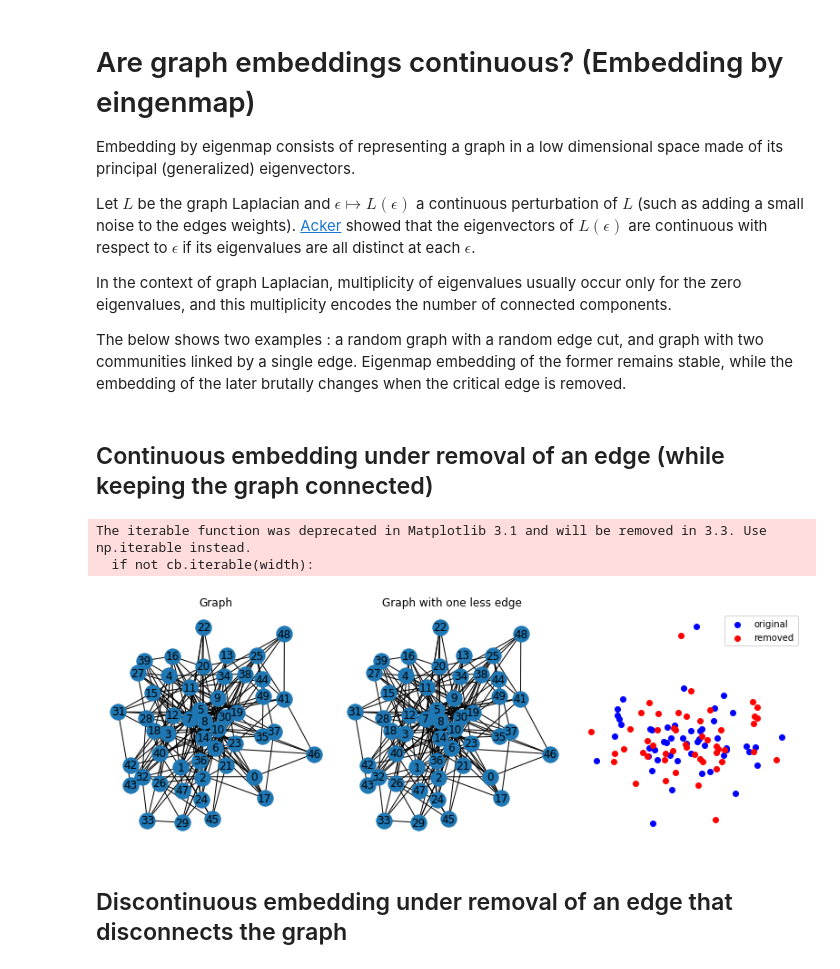
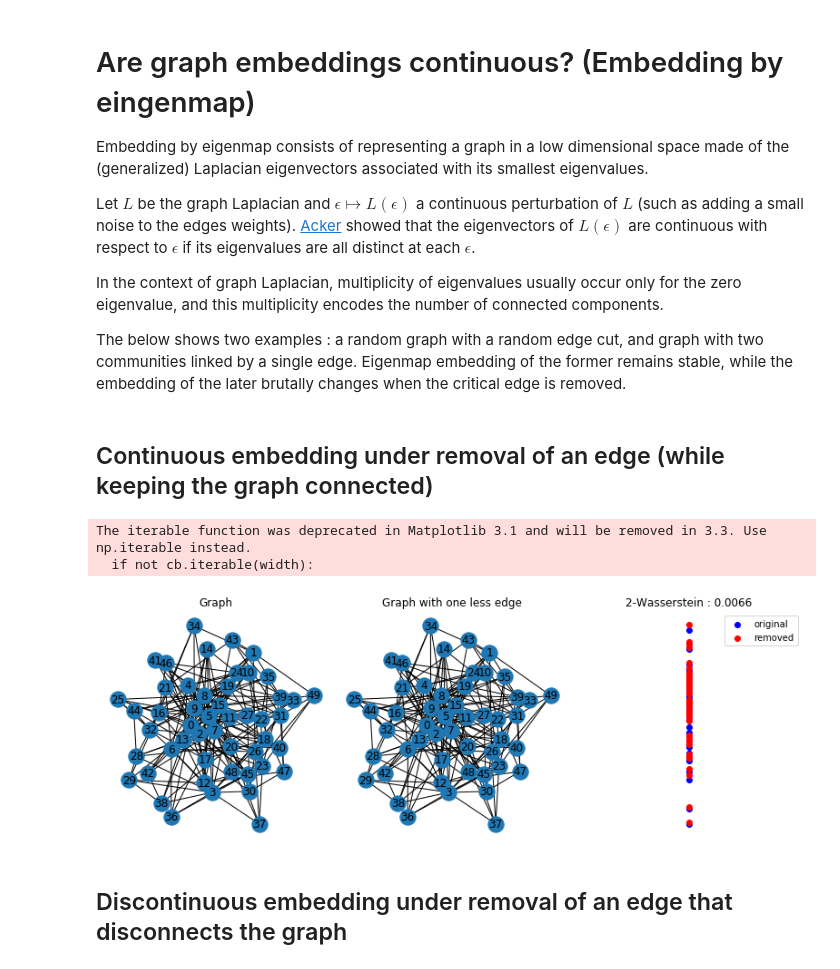
Before and after one commit to sauxpa/graph_embedding, a Jupyter notebook: eigenmap_continuity_bridge_removal.ipynb, the cells around one changed output. Saved outputs shown, nothing was run; the diff lists cells and outputs as text; code cells hidden in the pictures.

```diff
--- a/eigenmap_continuity_bridge_removal.ipynb
+++ b/eigenmap_continuity_bridge_removal.ipynb
@@ -1,11 +1,11 @@
 # %% [markdown]
 # Are graph embeddings continuous? (Embedding by eingenmap)
 
-Embedding by eigenmap consists of representing a graph in a low dimensional space made of its principal (generalized) eigenvectors.
+Embedding by eigenmap consists of representing a graph in a low dimensional space made of the (generalized) Laplacian eigenvectors associated with its smallest eigenvalues.
 
 Let $L$ be the graph Laplacian and $\epsilon \mapsto L(\epsilon)$ a continuous perturbation of $L$ (such as adding a small noise to the edges weights). [Acker](https://www.ams.org/journals/proc/1974-042-01/S0002-9939-1974-0326457-7/S0002-9939-1974-0326457-7.pdf) showed that the eigenvectors of $L(\epsilon)$ are continuous with respect to $\epsilon$ if its eigenvalues are all distinct at each $\epsilon$.
 
-In the context of graph Laplacian, multiplicity of eigenvalues usually occur only for the zero eigenvalues, and this multiplicity encodes the number of connected components.
+In the context of graph Laplacian, multiplicity of eigenvalues usually occur only for the zero eigenvalue, and this multiplicity encodes the number of connected components.
 
 The below shows two examples : a random graph with a random edge cut, and graph with two communities linked by a single edge. Eigenmap embedding of the former remains stable, while the embedding of the later brutally changes when the critical edge is removed.
 # %%
@@ -23,48 +23,50 @@ m = 5
 k_remove = 1
 # %% [markdown]
 ## Continuous embedding under removal of an edge (while keeping the graph connected)
+# %%
+# generate a random graph
+G = nx.barabasi_albert_graph(N, m)
+
+# add some random weights on each edge
+for u, v, d in G.edges(data=True):
+    d['weight'] = np.random.rand()
+
+# save layout
+pos = nx.spring_layout(G)
+
+# create a new graph with one edge randomly removed
+G_removed = remove_random_edges(G, k=k_remove, in_place=False)
+
+emb, _ = eigenmap_embedding(G, k=2, normalize=True)
+emb_removed, _ = eigenmap_embedding(G_removed, k=2, normalize=True)
 # %%
-# generate a random graph
-G = nx.barabasi_albert_graph(N, m)
-
-# add some random weights on each edge
-for u, v, d in G.edges(data=True):
-    d['weight'] = np.random.rand()
-
-# save layout
-pos = nx.spring_layout(G)
-
-# create a new graph with one edge randomly removed
-G_removed = remove_random_edges(G, k=k_remove, in_place=False)
-
-emb, _ = eigenmap_embedding(G, k=2)
-emb_removed, _ = eigenmap_embedding(G_removed, k=2)
-
 # plot the graph
 fig, axes = plt.subplots(figsize=(11,4), nrows=1, ncols=3)
 
 ax = axes[0]
-nx.draw_networkx(G, pos = pos, ax=ax)
+nx.draw_networkx(G, pos=pos, ax=ax)
 ax.set_title('Graph')
 ax.axis('off')
 
 ax = axes[1]
-nx.draw_networkx(G_removed, pos = pos, ax=ax)
+nx.draw_networkx(G_removed, pos=pos, ax=ax)
 ax.set_title('Graph with one less edge')
 ax.axis('off')
+wass = wasserstein_metric(emb, emb_removed)
 
 ax = axes[2]
 ax.scatter(emb[:, 0], emb[:, 1], label='original', color='b')
 ax.scatter(emb_removed[:, 0], emb_removed[:, 1], label='removed', color='r')
+ax.set_title('2-Wasserstein : {:.4f}'.format(wass))
 ax.legend()
 ax.axis('off')
 
 plt.tight_layout()
 plt.show()
 # %% [output]
 The iterable function was deprecated in Matplotlib 3.1 and will be removed in 3.3. Use np.iterable instead.
   if not cb.iterable(width):
-[figure, old version]
+[figure, new version]
 # %% [markdown]
 ## Discontinuous embedding under removal of an edge that disconnects the graph
 # %%
```
Also changed, not shown: parts of 2 cells of this notebook, 3 other files.
